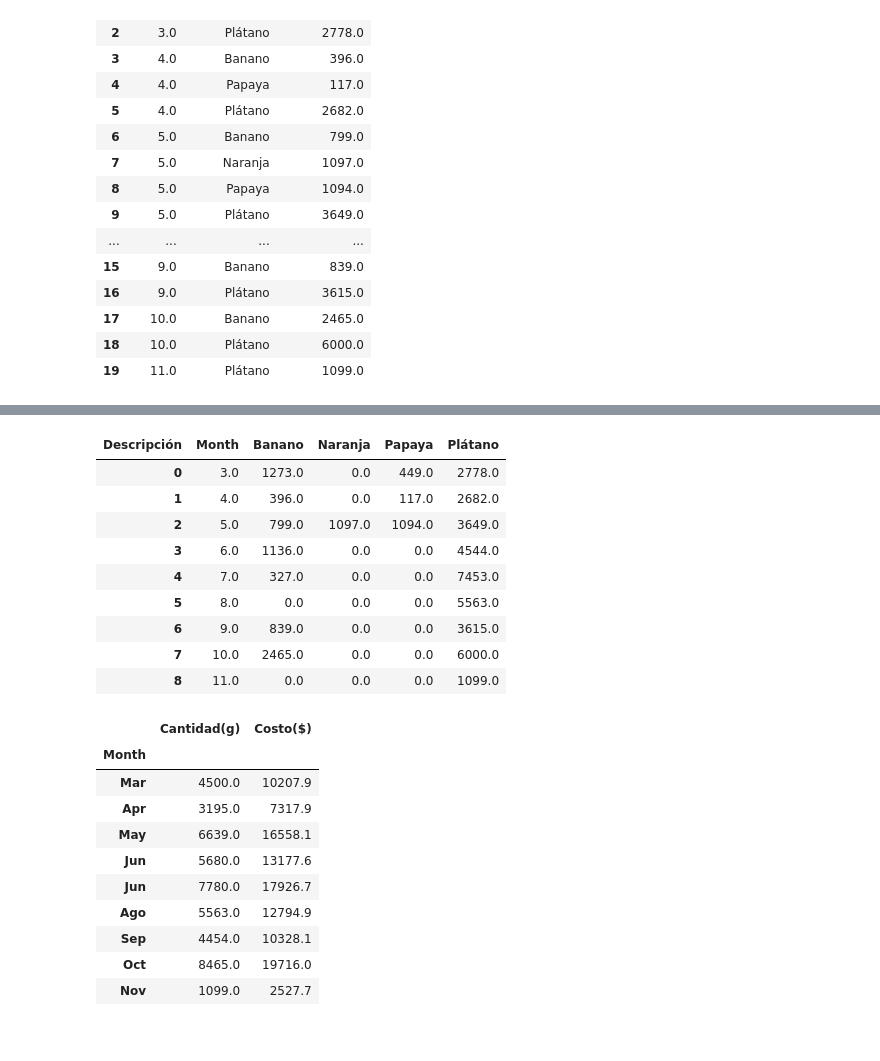
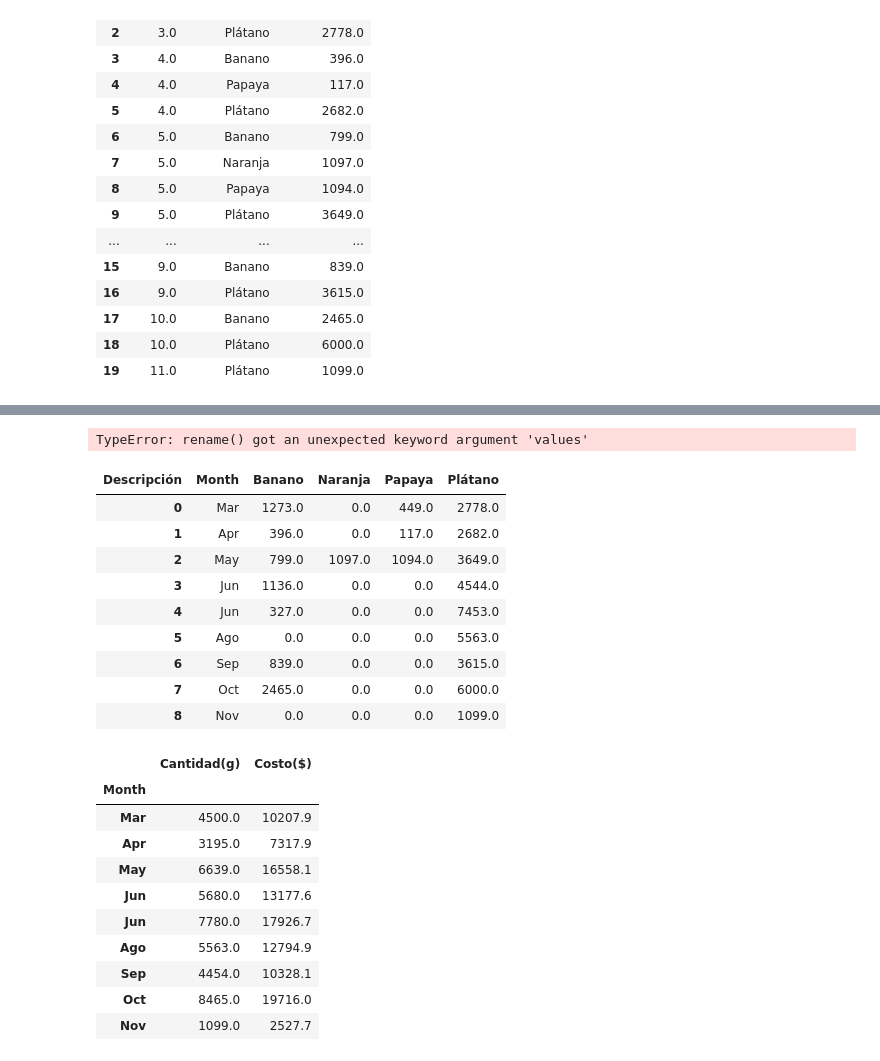
Before and after one commit to isabelyb/bokeh_birds_dashboard, a Jupyter notebook: birds_dashboard.ipynb, the cells around one changed output, grey strips where cells are left out. Cells and saved outputs as stored; diff of their text form; code cells hidden in the pictures.

```diff
--- a/birds_dashboard.ipynb
+++ b/birds_dashboard.ipynb
@@ -207,17 +192,27 @@ df6
-# %%
-df7 = df6.reset_index().replace(np.nan, 0)
-df7
-# %% [output]
-| Descripción | Month | Banano | Naranja | Papaya | Plátano |
-| 0 | 3.0 | 1273.0 | 0.0 | 449.0 | 2778.0 |
-| 1 | 4.0 | 396.0 | 0.0 | 117.0 | 2682.0 |
-| 2 | 5.0 | 799.0 | 1097.0 | 1094.0 | 3649.0 |
-| 3 | 6.0 | 1136.0 | 0.0 | 0.0 | 4544.0 |
-| 4 | 7.0 | 327.0 | 0.0 | 0.0 | 7453.0 |
-| 5 | 8.0 | 0.0 | 0.0 | 0.0 | 5563.0 |
-| 6 | 9.0 | 839.0 | 0.0 | 0.0 | 3615.0 |
-| 7 | 10.0 | 2465.0 | 0.0 | 0.0 | 6000.0 |
-| 8 | 11.0 | 0.0 | 0.0 | 0.0 | 1099.0 |
+# %%
+df6 = df5.pivot(columns='Descripción', index='Month', values='Cantidad(g)')
+df6.rename(index={
+    1.0:'Jan', 2.0:'Feb', 3.0:'Mar', 4.0:'Apr', 5.0:'May', 6.0:'Jun',
+    7.0:'Jun', 8.0:'Ago', 9.0:'Sep', 10.0:'Oct', 11.0:'Nov', 12.0:'Dic'})
+df6
+# %% [output]
+TypeError: rename() got an unexpected keyword argument 'values'
+# %%
+df7 = df6.reset_index().replace(np.nan, 0)
+df7 = df7.replace({'Month':{1.0:'Jan', 2.0:'Feb', 3.0:'Mar', 4.0:'Apr', 5.0:'May', 6.0:'Jun',
+    7.0:'Jun', 8.0:'Ago', 9.0:'Sep', 10.0:'Oct', 11.0:'Nov', 12.0:'Dic'}})
+df7
+# %% [output]
+| Descripción | Month | Banano | Naranja | Papaya | Plátano |
+| 0 | Mar | 1273.0 | 0.0 | 449.0 | 2778.0 |
+| 1 | Apr | 396.0 | 0.0 | 117.0 | 2682.0 |
+| 2 | May | 799.0 | 1097.0 | 1094.0 | 3649.0 |
+| 3 | Jun | 1136.0 | 0.0 | 0.0 | 4544.0 |
+| 4 | Jun | 327.0 | 0.0 | 0.0 | 7453.0 |
+| 5 | Ago | 0.0 | 0.0 | 0.0 | 5563.0 |
+| 6 | Sep | 839.0 | 0.0 | 0.0 | 3615.0 |
+| 7 | Oct | 2465.0 | 0.0 | 0.0 | 6000.0 |
+| 8 | Nov | 0.0 | 0.0 | 0.0 | 1099.0 |
 # %%
 by_month = df.groupby(['Month']).sum()
 by_month = by_month.rename(index={
```
Also changed, not shown: parts of 2 cells of this notebook, 1 other file.
